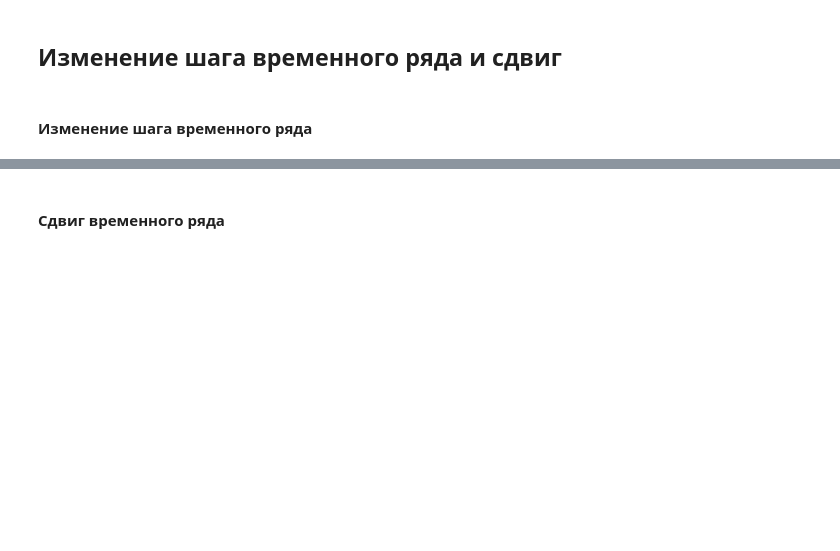
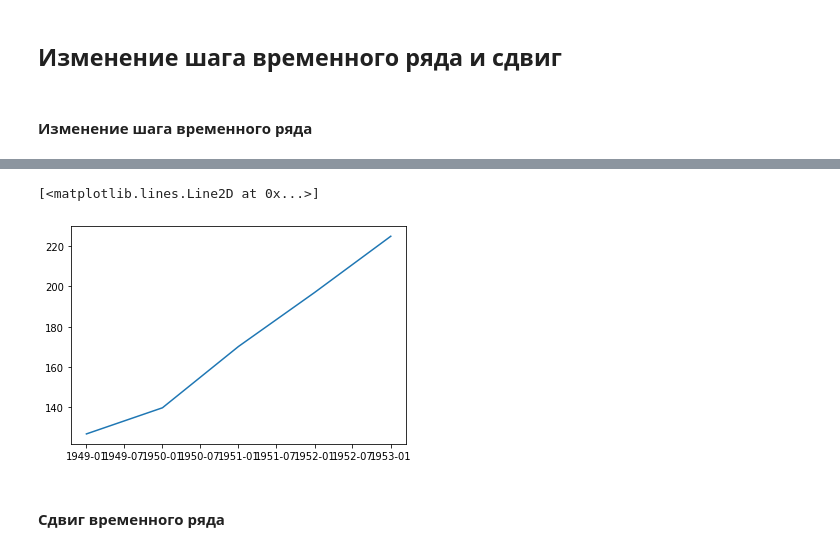
Before and after one commit to starminalush/ml_course_2022, a Jupyter notebook: lesson8/lesson8.ipynb, the cells around one changed output, grey strips where cells are left out. Saved outputs shown, nothing was run; the diff lists cells and outputs as text; code cells hidden in the pictures; blank space fills up the shorter version.

```diff
--- a/lesson8/lesson8.ipynb
+++ b/lesson8/lesson8.ipynb
@@ -86,2 +80,9 @@ plt.plot(indexedDataset)
+# %%
+resample_indexed_Dataset = indexedDataset.resample(rule='AS').mean().head()
+# %%
+plt.plot(resample_indexed_Dataset)
+# %% [output]
+[<matplotlib.lines.Line2D at 0x...>]
+[figure, added]
 # %% [markdown]
 #### Сдвиг временного ряда
```
Also changed, not shown: parts of 62 cells of this notebook.
